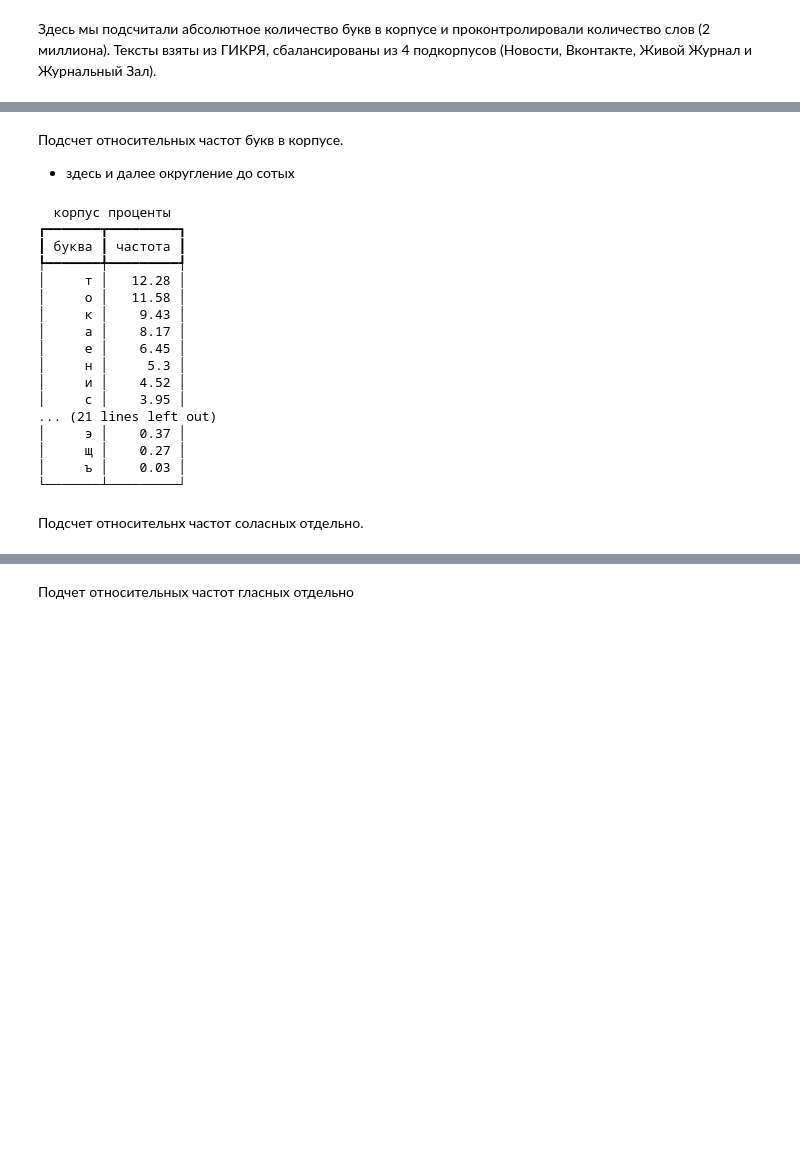
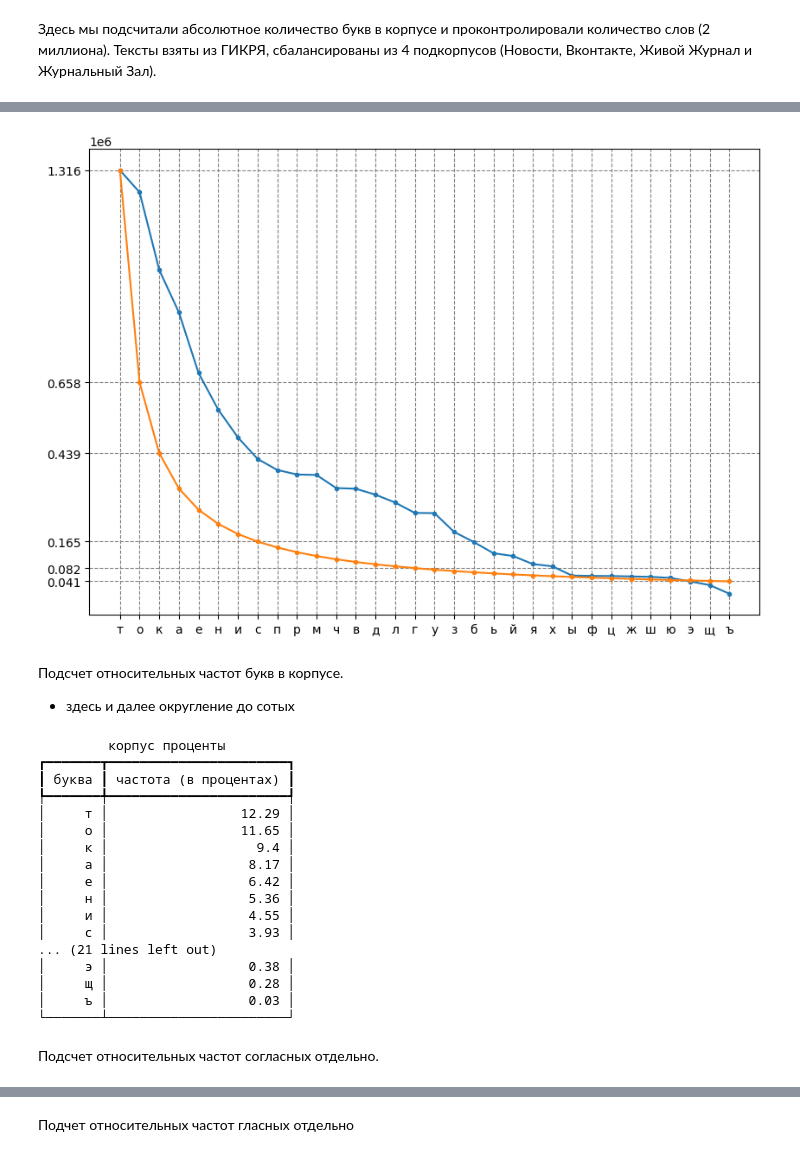
Before and after one commit to lizaolva/smth, a Jupyter notebook: шабат.ipynb, the cells around one changed output, grey strips where cells are left out. Saved outputs shown, nothing was run; the diff lists cells and outputs as text; code cells hidden in the pictures; blank space fills up the shorter version.

```diff
--- a/шабат.ipynb
+++ b/шабат.ipynb
@@ -1,3 +56,20 @@
+# %%
+import matplotlib.pyplot as plt
+from matplotlib.ticker import AutoMinorLocator, MultipleLocator
+def plot_ind(dct):
+    fig = plt.figure()
+    ax = fig.add_subplot(111)
+    fig.set_figheight(7)
+    fig.set_figwidth(10)
+    x = [str(i) for i in dct.keys()]
+    y = [i for i in dct.values()]
+    x_grid = x
+    y_grid = [round(max([i for i in dct.values()]) / i, 1) for i in range(1, 33)]
+    ax.plot(x, y, marker='o', markersize = 3)
+    ax.plot(x_grid, y_grid, marker='o', markersize = 3)
+    ax.set_yticks([y_grid[0], y_grid[1], y_grid[2], y_grid[7], y_grid[15], y_grid[len(y_grid)-1]])
+    plt.grid(True, color = "grey", linewidth = "0.8", linestyle = '--')
+    plt.show()
 # %% [markdown]
 Здесь мы подсчитали абсолютное количество букв в корпусе и проконтролировали количество слов (2 миллиона). Тексты взяты из ГИКРЯ, сбалансированы из 4 подкорпусов (Новости, Вконтакте, Живой Журнал и Журнальный Зал).
 # %%
@@ -78,3 +157,7 @@ console.print(table)
+# %%
+plot_ind(letters)
+# %% [output]
+[figure, added]
 # %% [markdown]
 Подсчет относительных частот букв в корпусе.
 * здесь и далее округление до сотых
@@ -87,7 +170,7 @@ table = Table(title="корпус проценты")
 table.add_column("буква", justify="right", style="cyan", no_wrap=True)
 table.add_column("частота (в процентах)", justify="right", style="cyan", no_wrap=True)
 letters_pers = {}
-for k, v in dct.items():
+for k, v in letters.items():
     letters_pers[k] = round(v / sum([v for v in letters.values()]) * 100, 2)
 letters_pers = {k: v for k, v in sorted(letters_pers.items(), key=lambda item: item[1], reverse=True)}
 
@@ -96,25 +179,25 @@ for k, v in letters_pers.items():
 console = Console()
 console.print(table)
 # %% [output]
-  корпус проценты
-┏━━━━━━━┳━━━━━━━━━┓
-┃ буква ┃ частота ┃
-┡━━━━━━━╇━━━━━━━━━┩
-│     т │   12.28 │
-│     о │   11.58 │
-│     к │    9.43 │
-│     а │    8.17 │
-│     е │    6.45 │
-│     н │     5.3 │
-│     и │    4.52 │
-│     с │    3.95 │
+         корпус проценты
+┏━━━━━━━┳━━━━━━━━━━━━━━━━━━━━━━━┓
+┃ буква ┃ частота (в процентах) ┃
+┡━━━━━━━╇━━━━━━━━━━━━━━━━━━━━━━━┩
+│     т │                 12.29 │
+│     о │                 11.65 │
+│     к │                   9.4 │
+│     а │                  8.17 │
+│     е │                  6.42 │
+│     н │                  5.36 │
+│     и │                  4.55 │
+│     с │                  3.93 │
 ... (21 lines left out)
-│     э │    0.37 │
-│     щ │    0.27 │
-│     ъ │    0.03 │
-└───────┴─────────┘
+│     э │                  0.38 │
+│     щ │                  0.28 │
+│     ъ │                  0.03 │
+└───────┴───────────────────────┘
 # %% [markdown]
-Подсчет относительнх частот соласных отдельно.
+Подсчет относительных частот согласных отдельно.
 # %%
 abs_vols = {k: v for k, v in sorted(letters.items(), key=lambda item: item[1], reverse=True) if k in vols}
 abs_cons = {k: v for k, v in sorted(letters.items(), key=lambda item: item[1], reverse=True) if k in cons}
```
Also changed, not shown: parts of 72 cells of this notebook.
